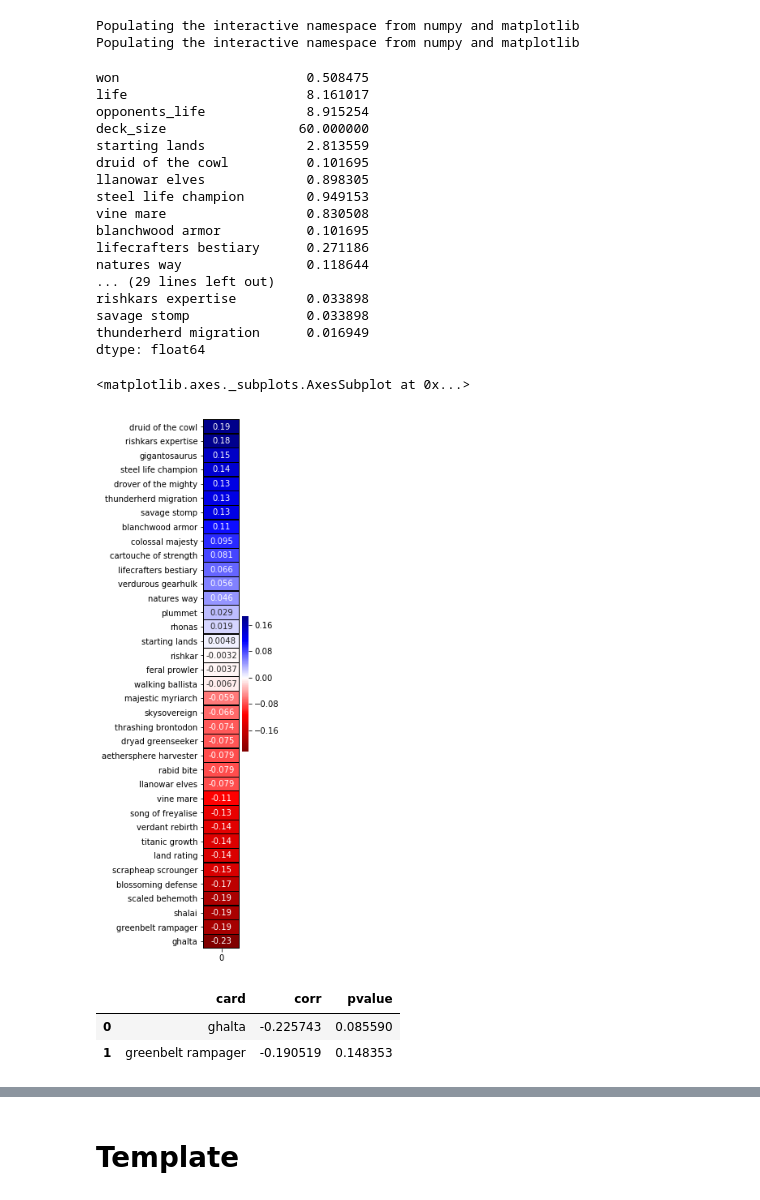
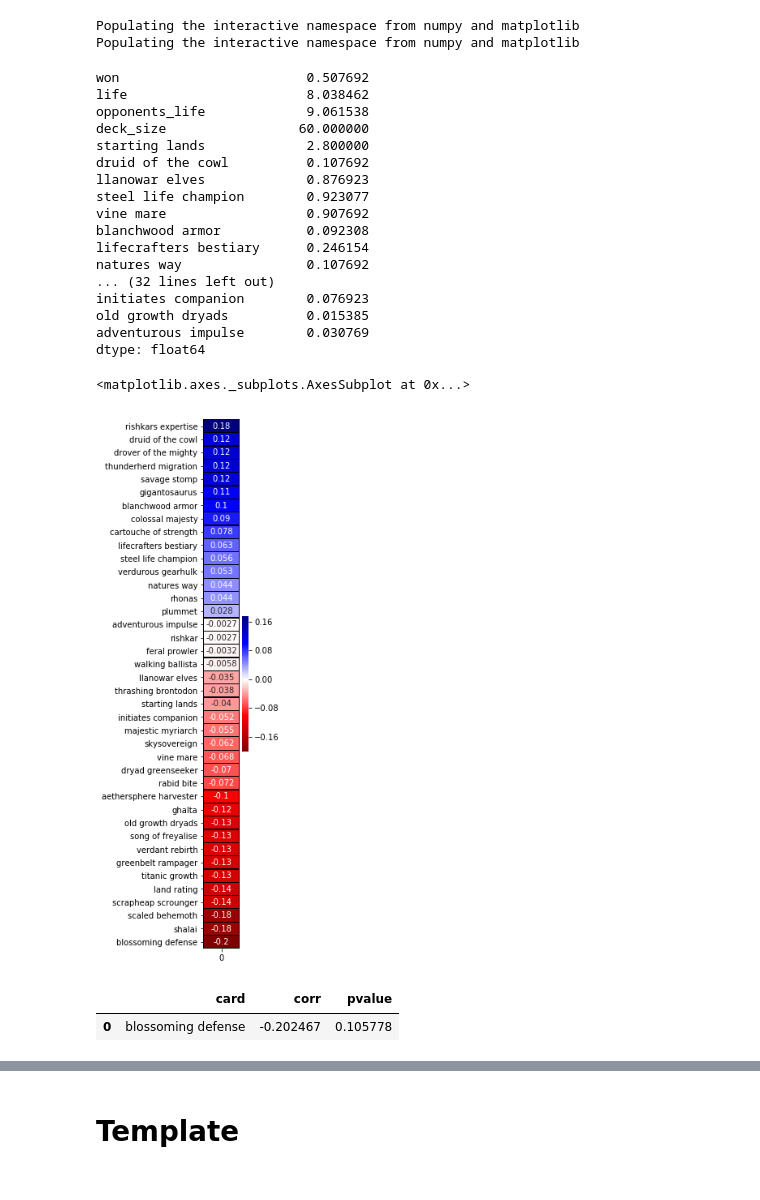
Before and after one commit to vincefav/misc-notebooks, a Jupyter notebook: green.ipynb, the cells around one changed output, grey strips where cells are left out. Drawn from its saved outputs; the diff is of its cells as text; code cells hidden in the pictures.

Commit message:
update stats 8/8

```diff
--- a/green.ipynb
+++ b/green.ipynb
@@ -46,12 +46,13 @@ cards = [i for i in data.columns if i not in meta_stats]
 now = len(data)
 
 # How close I got to winning
-data.set_value(now, 'won', 0)
-data.set_value(now, 'life', 0)
-data.set_value(now, 'opponents_life', 20)
+data.set_value(now, 'won', 1)
+data.set_value(now, 'life', 2)
+data.set_value(now, 'opponents_life', 0)
 data.set_value(now, 'deck_size', 60)
-data.set_value(now, 'starting lands', 3)
-data.set_value(now, 'land rating', 4)
+data.set_value(now, 'starting lands', 1)
+data.set_value(now, 'land rating', 3)
+data.set_value(now, 'archetype', 'rdw')
 
 # creatures
 data.set_value(now, 'drover of the mighty', 0)
@@ -59,12 +60,14 @@ data.set_value(now, 'druid of the cowl', 0)
 data.set_value(now, 'feral prowler', 0)
 data.set_value(now, 'dryad greenseeker', 0)
 data.set_value(now, 'greenbelt rampager', 0)
-data.set_value(now, 'llanowar elves', 0)
+data.set_value(now, 'initiates companion', 1)
+data.set_value(now, 'llanowar elves', 2)
 data.set_value(now, 'mouth', 0)
+data.set_value(now, 'old growth dryads', 0)
 data.set_value(now, 'rishkar', 0)
-data.set_value(now, 'steel life champion', 1)
+data.set_value(now, 'steel life champion', 0)
 data.set_value(now, 'thrashing brontodon', 0)
-data.set_value(now, 'vine mare', 0)
+data.set_value(now, 'vine mare', 2)
 data.set_value(now, 'walking ballista', 0)
 
 # Artifacts
@@ -74,13 +77,14 @@ data.set_value(now, 'skysovereign', 0)
 data.set_value(now, 'scrapheap scrounger', 0)
 
 # Spells
+data.set_value(now, 'adventurous impulse', 1)
 data.set_value(now, 'blanchwood armor', 0)
-data.set_value(now, 'blossoming defense', 2)
+data.set_value(now, 'blossoming defense', 0)
 data.set_value(now, 'cartouche of strength', 0)
 data.set_value(now, 'colossal majesty', 0)
 data.set_value(now, 'natures way', 0)
 data.set_value(now, 'plummet', 0)
-data.set_value(now, 'rabid bite', 1)
+data.set_value(now, 'rabid bite', 0)
 data.set_value(now, 'rishkars expertise', 0)
 data.set_value(now, 'savage stomp', 0)
 data.set_value(now, 'song of freyalise', 0)
@@ -92,10 +96,10 @@ data.set_value(now, 'vivien reid', 0)
 
 # Big boys
 data.set_value(now, 'aggressive mamoth', 0)
-data.set_value(now, 'ghalta', 0)
+data.set_value(now, 'ghalta', 1)
 data.set_value(now, 'gigantosaurus', 0)
 data.set_value(now, 'majestic myriarch', 0)
-data.set_value(now, 'rhonas', 0)
+data.set_value(now, 'rhonas', 1)
 data.set_value(now, 'scaled behemoth', 0)
 data.set_value(now, 'shalai', 0)
 data.set_value(now, 'verdurous gearhulk', 0)
@@ -105,22 +109,22 @@ data.to_csv('magic_stompy2018.csv')
 # %%
 data.mean()
 # %% [output]
-won                        0.508475
-life                       8.161017
-opponents_life             8.915254
+won                        0.507692
+life                       8.038462
+opponents_life             9.061538
 deck_size                 60.000000
-starting lands             2.813559
-druid of the cowl          0.101695
-llanowar elves             0.898305
-steel life champion        0.949153
-vine mare                  0.830508
-blanchwood armor           0.101695
-lifecrafters bestiary      0.271186
-natures way                0.118644
-... (29 lines left out)
-rishkars expertise         0.033898
-savage stomp               0.033898
-thunderherd migration      0.016949
+starting lands             2.800000
+druid of the cowl          0.107692
+llanowar elves             0.876923
+steel life champion        0.923077
+vine mare                  0.907692
+blanchwood armor           0.092308
+lifecrafters bestiary      0.246154
+natures way                0.107692
+... (32 lines left out)
+initiates companion        0.076923
+old growth dryads          0.015385
+adventurous impulse        0.030769
 dtype: float64
 # %%
 # creatures = ['oketra', 'rhonas', 'serpopard', 'pacifist', 'baloth pup', 'mouth', 'croc',
@@ -131,20 +135,20 @@ dtype: float64
 # data['creatures_total'] = data[creatures].sum(axis=1)
 # data['removal_total'] = data[removal].sum(axis=1)
 # %%
-meta_stats = ['won', 'life', 'opponents_life', 'deck', 'deck_size', 'computer', 'starting_lands', 'opponents_level']
+meta_stats = ['won', 'life', 'archetype', 'opponents_life', 'deck', 'deck_size', 'computer', 'starting_lands', 'opponents_level']
 cards = [i for i in data.columns if i not in meta_stats]
 
 winning_cards = data[cards].corrwith(data['won'])
 winning_cards = pd.DataFrame(winning_cards).dropna().sort_values(0, ascending=False)
 
 plt.figure(figsize=(1,12))
 
 sns.heatmap(winning_cards,
            annot=True, cmap='seismic_r', linecolor='black',
            linewidths=.25, center=0)
 # %% [output]
 <matplotlib.axes._subplots.AxesSubplot at 0x...>
-[figure, old version]
+[figure, new version]
 # %%
 from scipy import stats
 sleep = []
@@ -161,8 +165,7 @@ sleep['absol'] = np.abs(sleep['corr'])
 sleep.sort_values('absol', ascending=False).drop('absol', axis=1)
 # %% [output]
 |  | card | corr | pvalue |
-| 0 | ghalta | -0.225743 | 0.085590 |
-| 1 | greenbelt rampager | -0.190519 | 0.148353 |
+| 0 | blossoming defense | -0.202467 | 0.105778 |
 # %%
 cards = [
     'drover of the mighty',
```
Also changed, not shown: parts of 5 cells of this notebook.
